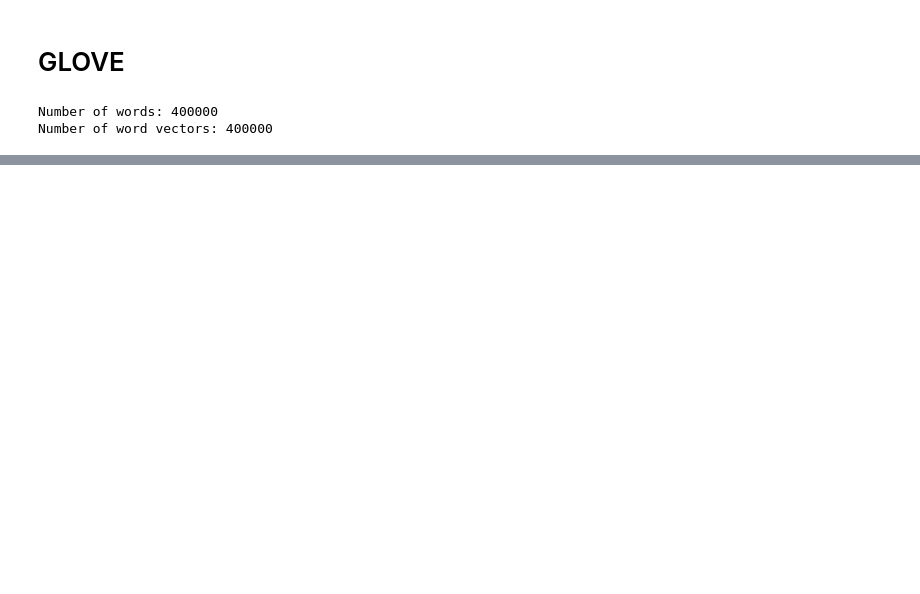
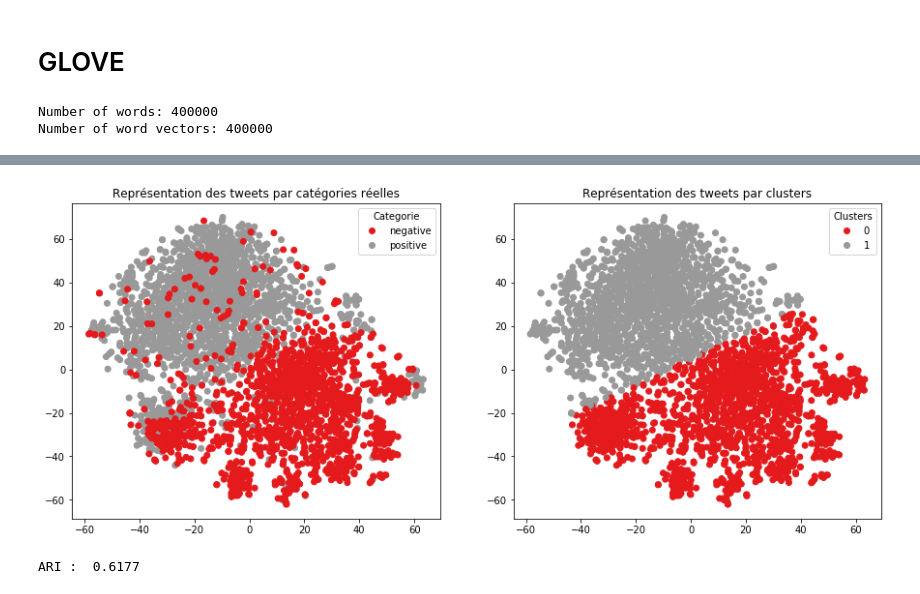
Before and after one commit to Hedredo/oc_projet_6, a Jupyter notebook: 1_notebook_classification_072024.ipynb, the cells around one changed output, grey strips where cells are left out. Drawn from its saved outputs; the diff is of its cells as text; code cells hidden in the pictures; blank space fills up the shorter version.

```diff
--- a/1_notebook_classification_072024.ipynb
+++ b/1_notebook_classification_072024.ipynb
@@ -750,0 +944,5 @@ Number of word vectors: 400000
+# %%
+TSNE_visu_fct(X_tsne, y_cat_num, labels, ARI)
+# %% [output]
+[figure, added]
+ARI :  0.6177
```
Also changed, not shown: parts of 54 cells of this notebook.
